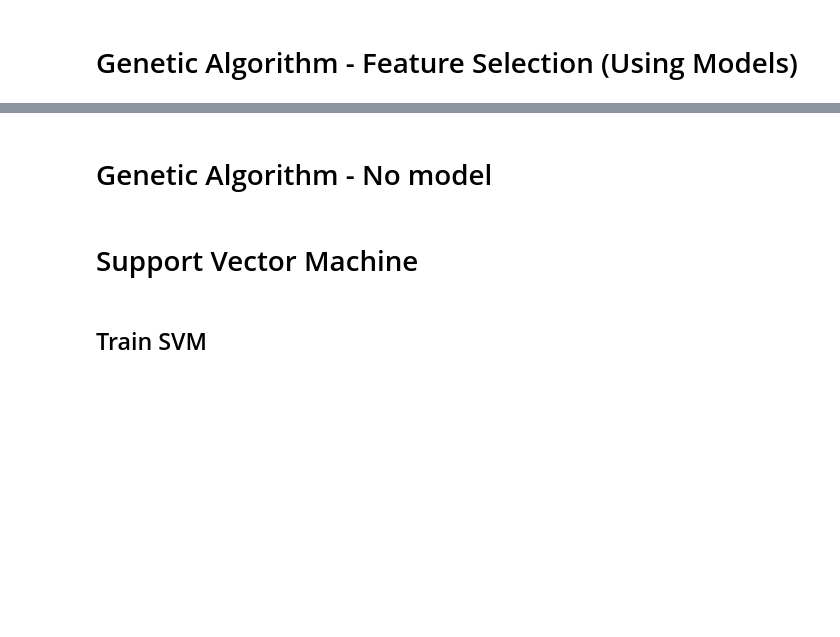
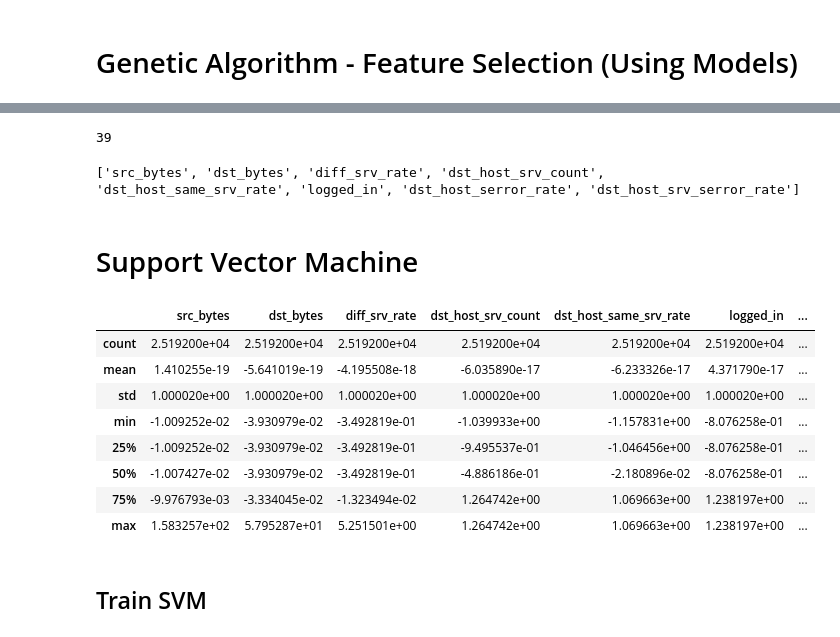
Before and after one commit to HarrisKucukalic/CSS2_Group_3, a Jupyter notebook: Harris.ipynb, the cells around one changed output, grey strips where cells are left out. Cells and saved outputs as stored; diff of their text form; code cells hidden in the pictures; blank space fills up the shorter version.

```diff
--- a/Harris.ipynb
+++ b/Harris.ipynb
@@ -377,2 +456,0 @@ AttributeError: module 'numpy' has no attribute 'randint'
-# %% [markdown]
-# Genetic Algorithm - No model
@@ -387,2 +457,35 @@ def generate_random_individuals(population_size, num_features, min_features, max
+# %%
+len(int_data_no_strings.columns)
+# %% [output]
+39
+# %%
+selected_features = X_base.columns[chromo_df_bc[4]]
+print(selected_features.tolist())
+# %% [output]
+['src_bytes', 'dst_bytes', 'diff_srv_rate', 'dst_host_srv_count', 'dst_host_same_srv_rate', 'logged_in', 'dst_host_serror_rate', 'dst_host_srv_serror_rate']
 # %% [markdown]
 # Support Vector Machine
+# %%
+from sklearn.preprocessing import StandardScaler
+from matplotlib import pyplot
+# Create a subset of the dataset excluding the specified columns
+subset_data_train = top_10_info[['src_bytes', 'dst_bytes', 'diff_srv_rate', 'dst_host_srv_count', 'dst_host_same_srv_rate', 'logged_in', 'dst_host_serror_rate', 'dst_host_srv_serror_rate']]
+
+# Perform z-score normalization on the selected columns
+std_scaler = StandardScaler()
+normalized_data_train = std_scaler.fit_transform(subset_data_train)
+
+# Create a DataFrame with normalized data
+normalized_df_train = pd.DataFrame(normalized_data_train, columns=subset_data_train.columns)
+normalized_df_train['class_label'] = top_10_info_gain['class_label']
+normalized_df_train.describe()
+# %% [output]
+|  | src_bytes | dst_bytes | diff_srv_rate | dst_host_srv_count | dst_host_same_srv_rate | logged_in | ... |
+| count | 2.519200e+04 | 2.519200e+04 | 2.519200e+04 | 2.519200e+04 | 2.519200e+04 | 2.519200e+04 | ... |
+| mean | 1.410255e-19 | -5.641019e-19 | -4.195508e-18 | -6.035890e-17 | -6.233326e-17 | 4.371790e-17 | ... |
+| std | 1.000020e+00 | 1.000020e+00 | 1.000020e+00 | 1.000020e+00 | 1.000020e+00 | 1.000020e+00 | ... |
+| min | -1.009252e-02 | -3.930979e-02 | -3.492819e-01 | -1.039933e+00 | -1.157831e+00 | -8.076258e-01 | ... |
+| 25% | -1.009252e-02 | -3.930979e-02 | -3.492819e-01 | -9.495537e-01 | -1.046456e+00 | -8.076258e-01 | ... |
+| 50% | -1.007427e-02 | -3.930979e-02 | -3.492819e-01 | -4.886186e-01 | -2.180896e-02 | -8.076258e-01 | ... |
+| 75% | -9.976793e-03 | -3.334045e-02 | -1.323494e-02 | 1.264742e+00 | 1.069663e+00 | 1.238197e+00 | ... |
+| max | 1.583257e+02 | 5.795287e+01 | 5.251501e+00 | 1.264742e+00 | 1.069663e+00 | 1.238197e+00 | ... |
```
Also changed, not shown: parts of 125 cells of this notebook.
